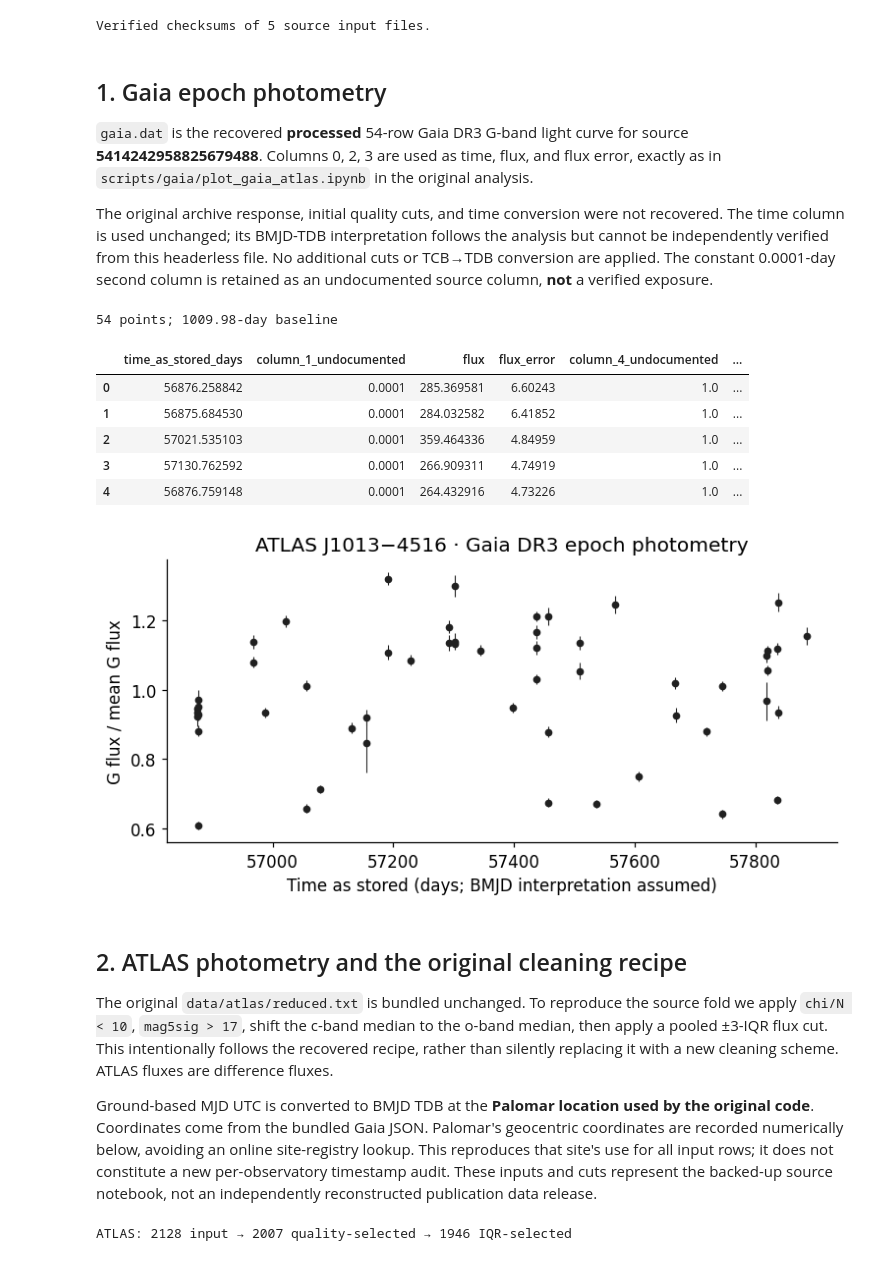
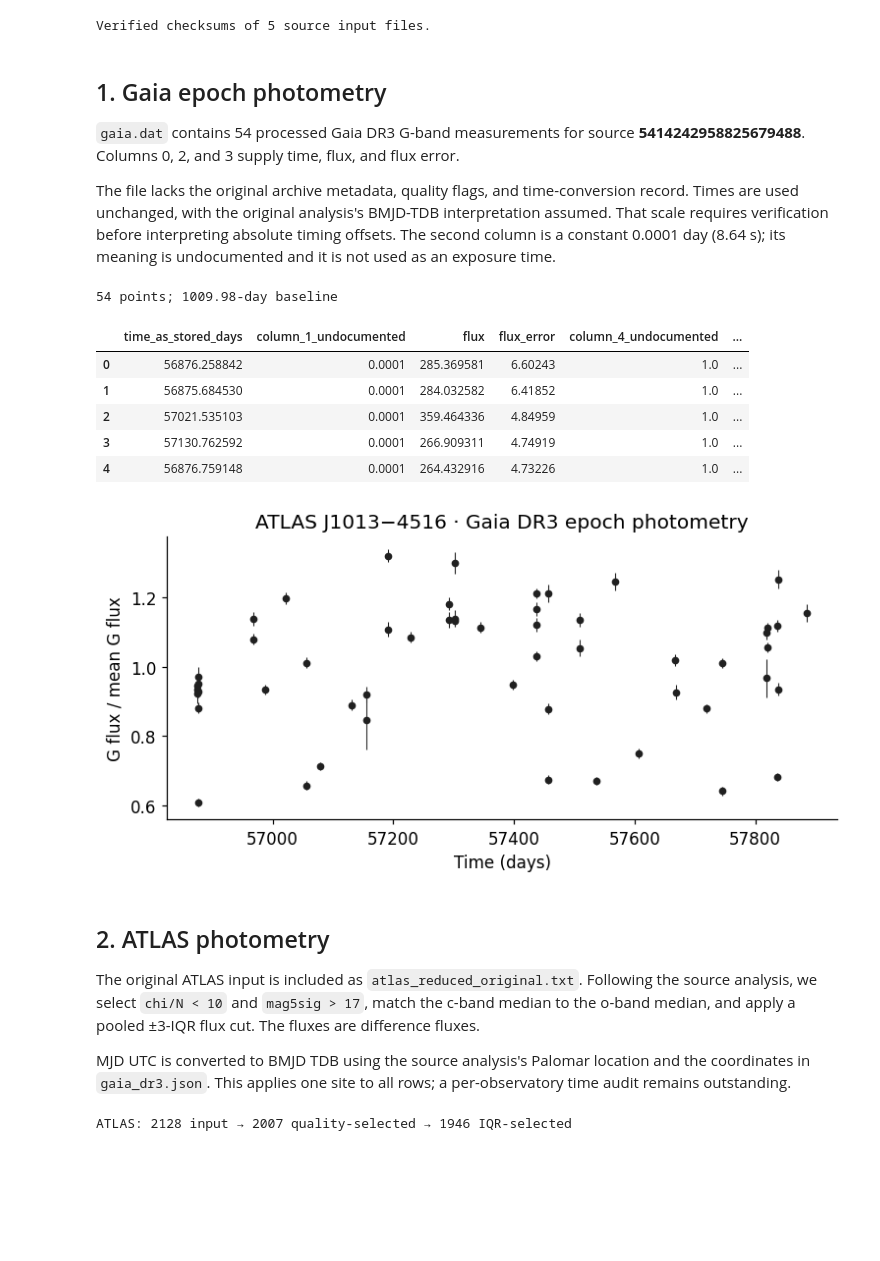
Before and after one commit to emmachickles/j1013-gaia-epoch-photometry, a Jupyter notebook: j1013_gaia_figures.ipynb, the cells around one changed output. Saved outputs shown, nothing was run; the diff lists cells and outputs as text; code cells hidden in the pictures; blank space fills up the shorter version.

```diff
--- a/j1013_gaia_figures.ipynb
+++ b/j1013_gaia_figures.ipynb
@@ -59,54 +58,49 @@ Verified checksums of 5 source input files.
 # %% [markdown]
 ## 1. Gaia epoch photometry
 
-`gaia.dat` is the recovered **processed** 54-row Gaia DR3 G-band light curve for source
-**5414242958825679488**. Columns 0, 2, 3 are used as time, flux, and flux error, exactly as in
-`scripts/gaia/plot_gaia_atlas.ipynb` in the original analysis.
+`gaia.dat` contains 54 processed Gaia DR3 G-band measurements for source
+**5414242958825679488**. Columns 0, 2, and 3 supply time, flux, and flux error.
 
-The original archive response, initial quality cuts, and time conversion were not recovered.
-The time column is used unchanged; its BMJD-TDB interpretation follows the analysis but cannot be
-independently verified from this headerless file. No additional cuts or TCB→TDB conversion are applied.
-The constant 0.0001-day second column is retained as an undocumented source column, **not** a verified exposure.
+The file lacks the original archive metadata, quality flags, and time-conversion record.
+Times are used unchanged, with the original analysis's BMJD-TDB interpretation assumed.
+That scale requires verification before interpreting absolute timing offsets. The second
+column is a constant 0.0001 day (8.64 s); its meaning is undocumented and it is not used as an exposure time.
 # %%
 raw = np.loadtxt(DATA/'gaia.dat')
 gaia = pd.DataFrame(raw, columns=['time_as_stored_days','column_1_undocumented',
                     'flux','flux_error','column_4_undocumented','column_5_undocumented'])
 assert len(gaia) == 54
 assert np.isfinite(gaia[['time_as_stored_days','flux','flux_error']]).all().all()
 assert (gaia.flux_error > 0).all()
 gaia.to_csv(TABLE/'gaia_epoch_photometry.csv',index=False)
 print(f'{len(gaia)} points; {np.ptp(gaia.time_as_stored_days):.2f}-day baseline')
 display(gaia.head())
 fig, ax = plt.subplots(figsize=(8,3.4))
 mean_flux = gaia.flux.mean()
 ax.errorbar(gaia.time_as_stored_days,gaia.flux/mean_flux,
             gaia.flux_error/mean_flux,fmt='o',ms=4,color=COLORS['Gaia'],elinewidth=.7)
-ax.set(xlabel='Time as stored (days; BMJD interpretation assumed)',
+ax.set(xlabel='Time (days)',
        ylabel='G flux / mean G flux',title='ATLAS J1013−4516 · Gaia DR3 epoch photometry')
 save_figure(fig,'j1013_gaia_epochs')
 plt.show()
 # %% [output]
 54 points; 1009.98-day baseline
 |  | time_as_stored_days | column_1_undocumented | flux | flux_error | column_4_undocumented | ... |
 | 0 | 56876.258842 | 0.0001 | 285.369581 | 6.60243 | 1.0 | ... |
 | 1 | 56875.684530 | 0.0001 | 284.032582 | 6.41852 | 1.0 | ... |
 | 2 | 57021.535103 | 0.0001 | 359.464336 | 4.84959 | 1.0 | ... |
 | 3 | 57130.762592 | 0.0001 | 266.909311 | 4.74919 | 1.0 | ... |
 | 4 | 56876.759148 | 0.0001 | 264.432916 | 4.73226 | 1.0 | ... |
-[figure, old version]
+[figure, new version]
 # %% [markdown]
-## 2. ATLAS photometry and the original cleaning recipe
+## 2. ATLAS photometry
 
-The original `data/atlas/reduced.txt` is bundled unchanged. To reproduce the source fold we apply
-`chi/N < 10`, `mag5sig > 17`, shift the c-band median to the o-band median, then apply a pooled
-±3-IQR flux cut. This intentionally follows the recovered recipe, rather than silently replacing it
-with a new cleaning scheme. ATLAS fluxes are difference fluxes.
+The original ATLAS input is included as `atlas_reduced_original.txt`. Following the source
+analysis, we select `chi/N < 10` and `mag5sig > 17`, match the c-band median to the o-band median,
+and apply a pooled ±3-IQR flux cut. The fluxes are difference fluxes.
 
-Ground-based MJD UTC is converted to BMJD TDB at the **Palomar location used by the original code**.
-Coordinates come from the bundled Gaia JSON. Palomar's geocentric coordinates are recorded numerically
-below, avoiding an online site-registry lookup. This reproduces that site's use for all input rows;
-it does not constitute a new per-observatory timestamp audit. These inputs and cuts represent the
-backed-up source notebook, not an independently reconstructed publication data release.
+MJD UTC is converted to BMJD TDB using the source analysis's Palomar location and the coordinates
+in `gaia_dr3.json`. This applies one site to all rows; a per-observatory time audit remains outstanding.
 # %%
 cols = ['MJD','m','dm','uJy','duJy','F','err','chiN','RA','Dec','x','y',
         'maj','min','phi','apfit','mag5sig','Sky','Obs']
```
Also changed, not shown: parts of 13 cells of this notebook, 12 other files.
